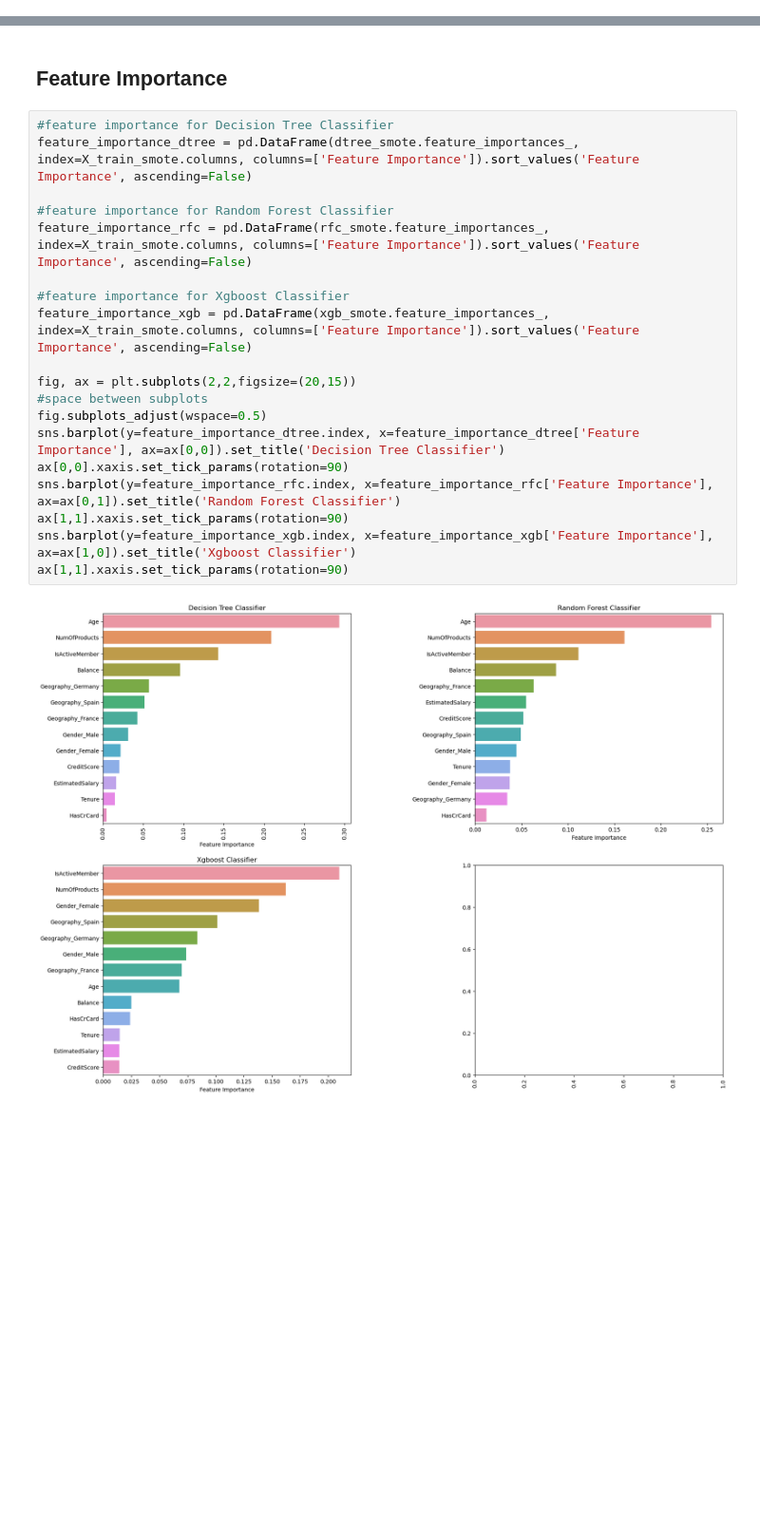
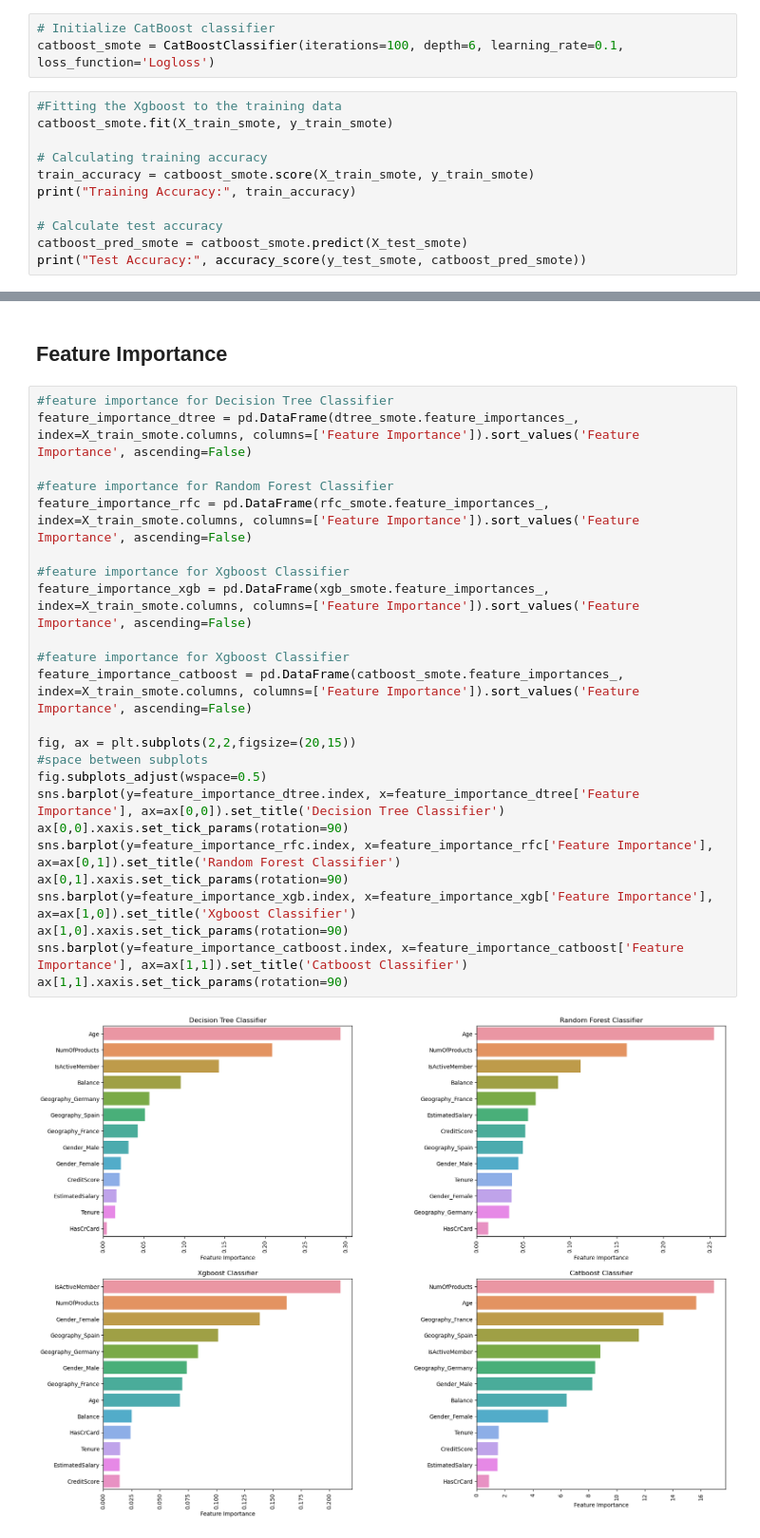
Before and after one commit to fitrijamsari/Data-Science-Projects, a Jupyter notebook: 04_Customer Churn Prediction/customer-churn-prediction_v2.ipynb, the cells around one changed output, grey strips where cells are left out. Shown at 95% size. Drawn from its saved outputs; the diff is of its cells as text; blank space fills up the shorter version.

```diff
--- a/04_Customer Churn Prediction/customer-churn-prediction_v2.ipynb
+++ b/04_Customer Churn Prediction/customer-churn-prediction_v2.ipynb
@@ -1575,0 +1718,14 @@ Test Accuracy: 0.8737965676015069
+# %%
+# Initialize CatBoost classifier
+catboost_smote = CatBoostClassifier(iterations=100, depth=6, learning_rate=0.1, loss_function='Logloss')
+# %%
+#Fitting the Xgboost to the training data
+catboost_smote.fit(X_train_smote, y_train_smote)
+
+# Calculating training accuracy
+train_accuracy = catboost_smote.score(X_train_smote, y_train_smote)
+print("Training Accuracy:", train_accuracy)
+
+# Calculate test accuracy
+catboost_pred_smote = catboost_smote.predict(X_test_smote)
+print("Test Accuracy:", accuracy_score(y_test_smote, catboost_pred_smote))
@@ -1786,24 +2000,29 @@ Specificity for XGBoost: 0.8887510339123242
 # %%
 #feature importance for Decision Tree Classifier
 feature_importance_dtree = pd.DataFrame(dtree_smote.feature_importances_, index=X_train_smote.columns, columns=['Feature Importance']).sort_values('Feature Importance', ascending=False)
 
 #feature importance for Random Forest Classifier
 feature_importance_rfc = pd.DataFrame(rfc_smote.feature_importances_, index=X_train_smote.columns, columns=['Feature Importance']).sort_values('Feature Importance', ascending=False)
 
 #feature importance for Xgboost Classifier
 feature_importance_xgb = pd.DataFrame(xgb_smote.feature_importances_, index=X_train_smote.columns, columns=['Feature Importance']).sort_values('Feature Importance', ascending=False)
 
+#feature importance for Xgboost Classifier
+feature_importance_catboost = pd.DataFrame(catboost_smote.feature_importances_, index=X_train_smote.columns, columns=['Feature Importance']).sort_values('Feature Importance', ascending=False)
+
 fig, ax = plt.subplots(2,2,figsize=(20,15))
 #space between subplots
 fig.subplots_adjust(wspace=0.5)
 sns.barplot(y=feature_importance_dtree.index, x=feature_importance_dtree['Feature Importance'], ax=ax[0,0]).set_title('Decision Tree Classifier')
 ax[0,0].xaxis.set_tick_params(rotation=90)
 sns.barplot(y=feature_importance_rfc.index, x=feature_importance_rfc['Feature Importance'], ax=ax[0,1]).set_title('Random Forest Classifier')
+ax[0,1].xaxis.set_tick_params(rotation=90)
+sns.barplot(y=feature_importance_xgb.index, x=feature_importance_xgb['Feature Importance'], ax=ax[1,0]).set_title('Xgboost Classifier')
+ax[1,0].xaxis.set_tick_params(rotation=90)
+sns.barplot(y=feature_importance_catboost.index, x=feature_importance_catboost['Feature Importance'], ax=ax[1,1]).set_title('Catboost Classifier')
 ax[1,1].xaxis.set_tick_params(rotation=90)
-sns.barplot(y=feature_importance_xgb.index, x=feature_importance_xgb['Feature Importance'], ax=ax[1,0]).set_title('Xgboost Classifier')
-ax[1,1].xaxis.set_tick_params(rotation=90)
 # %% [output]
-[figure, old version]
+[figure, new version]
 # %% [markdown]
 ## Findings
 
```
Also changed, not shown: parts of 70 cells of this notebook, 5 other files.
